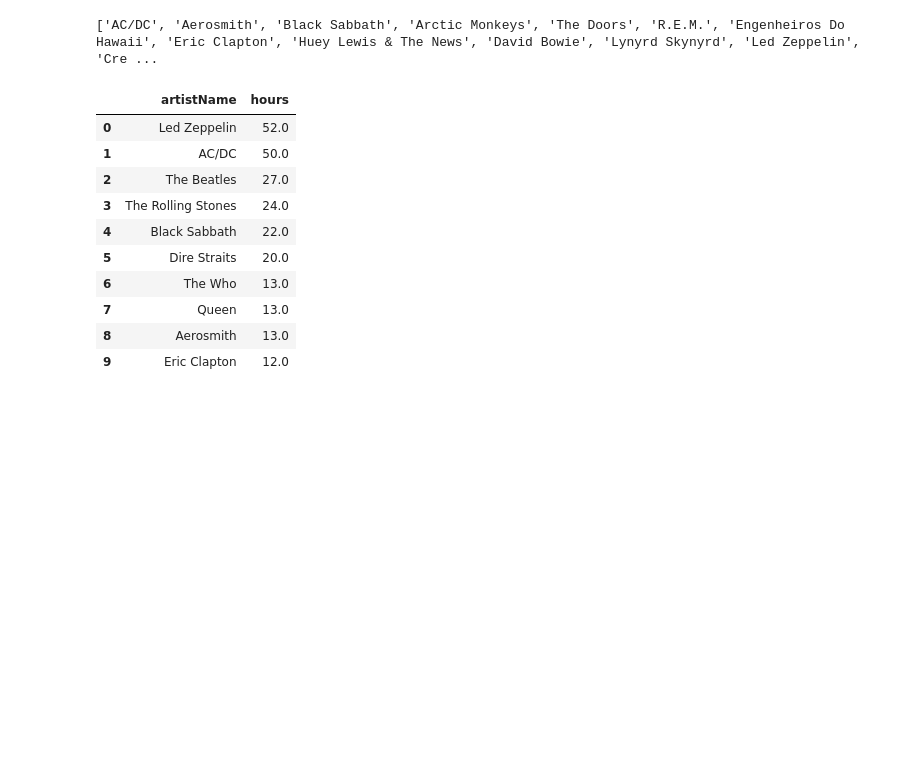
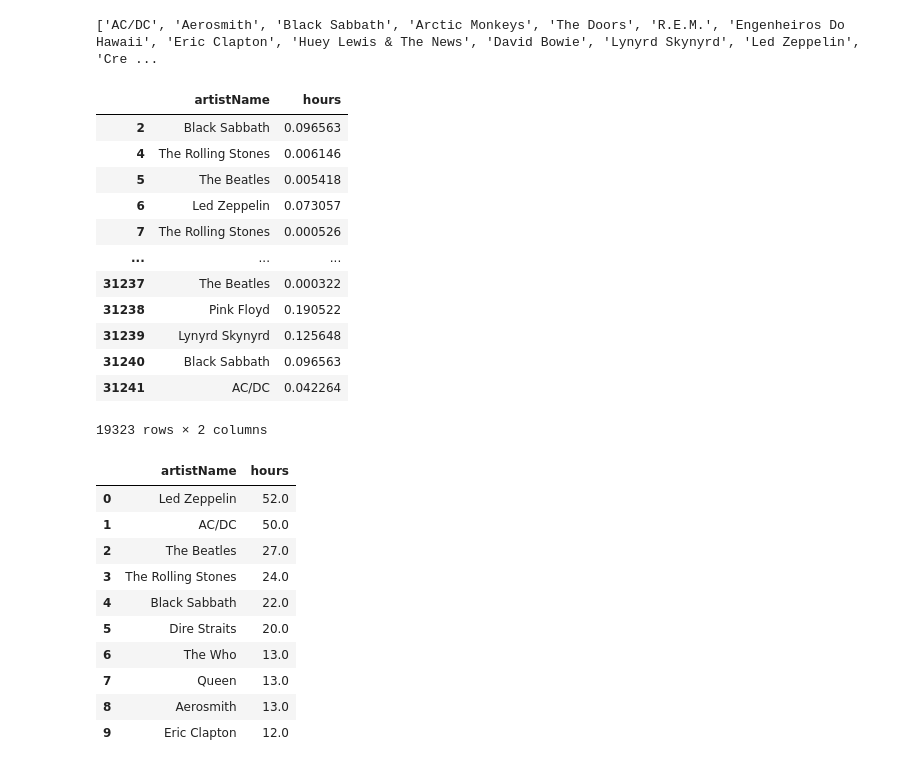
Before and after one commit to RailanDeivid/Analise_dados_meu_spotify, a Jupyter notebook: EDA _Dados_Spotify.ipynb, the cells around one changed output. Cells and saved outputs as stored; diff of their text form; code cells hidden in the pictures; blank space fills up the shorter version.

```diff
--- a/EDA _Dados_Spotify.ipynb
+++ b/EDA _Dados_Spotify.ipynb
@@ -303,4 +312,25 @@ artists = pd.json_normalize(data, 'artists')['name'].tolist()
 print(artists)
 # %% [output]
 ['AC/DC', 'Aerosmith', 'Black Sabbath', 'Arctic Monkeys', 'The Doors', 'R.E.M.', 'Engenheiros Do Hawaii', 'Eric Clapton', 'Huey Lewis & The News', 'David Bowie', 'Lynyrd Skynyrd', 'Led Zeppelin', 'Cre ...
+# %%
+# criando um novo df a partir de uma query
+top_10_bandas = spotify.query(f'artistName == {artists}')[[
+    'artistName', 'hours'
+]]
+# visualizando os dados
+top_10_bandas
+# %% [output]
+|  | artistName | hours |
+| 2 | Black Sabbath | 0.096563 |
+| 4 | The Rolling Stones | 0.006146 |
+| 5 | The Beatles | 0.005418 |
+| 6 | Led Zeppelin | 0.073057 |
+| 7 | The Rolling Stones | 0.000526 |
+| ... | ... | ... |
+| 31237 | The Beatles | 0.000322 |
+| 31238 | Pink Floyd | 0.190522 |
+| 31239 | Lynyrd Skynyrd | 0.125648 |
+| 31240 | Black Sabbath | 0.096563 |
+| 31241 | AC/DC | 0.042264 |
+19323 rows × 2 columns
 # %%
```
Also changed, not shown: parts of 23 cells of this notebook, 3 other files.
